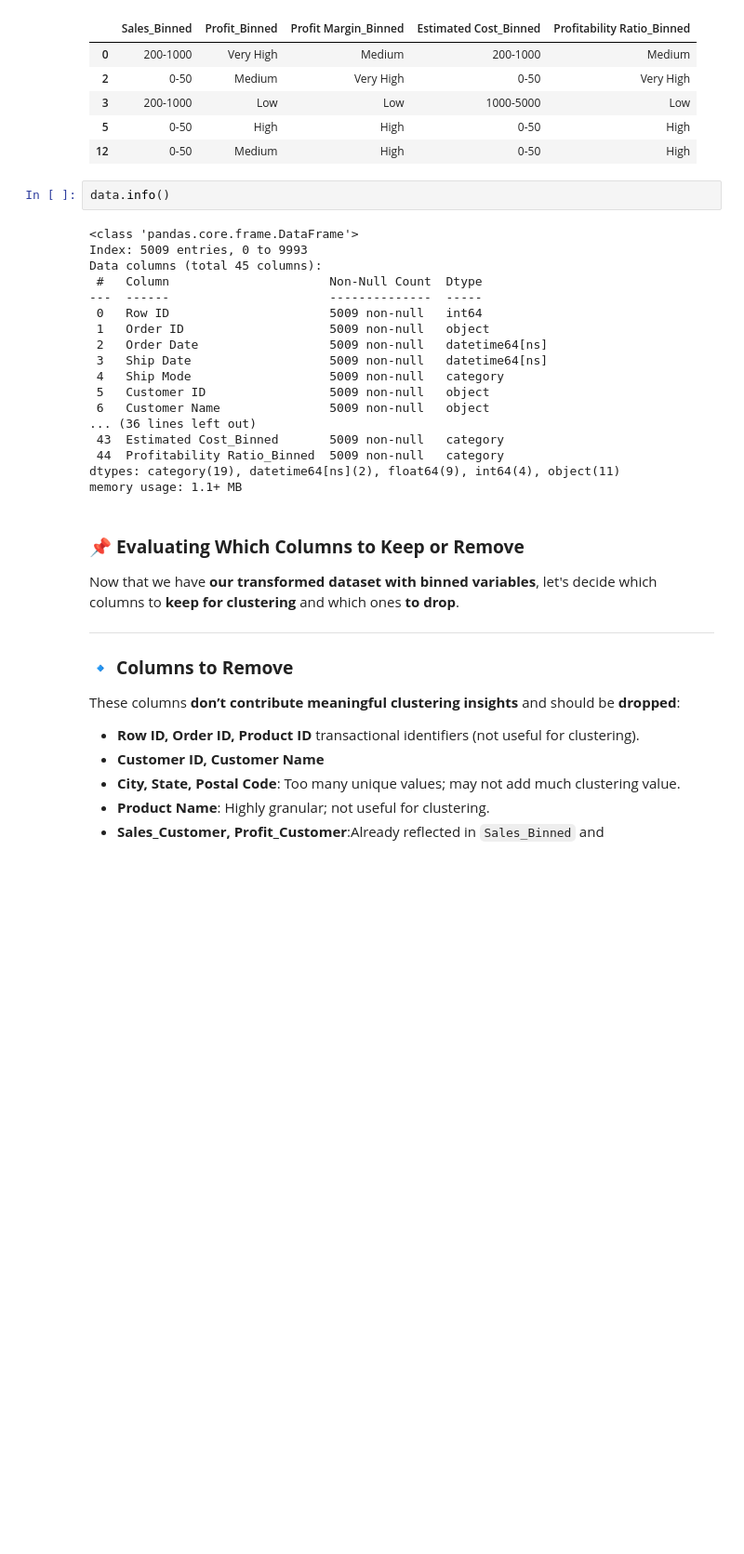
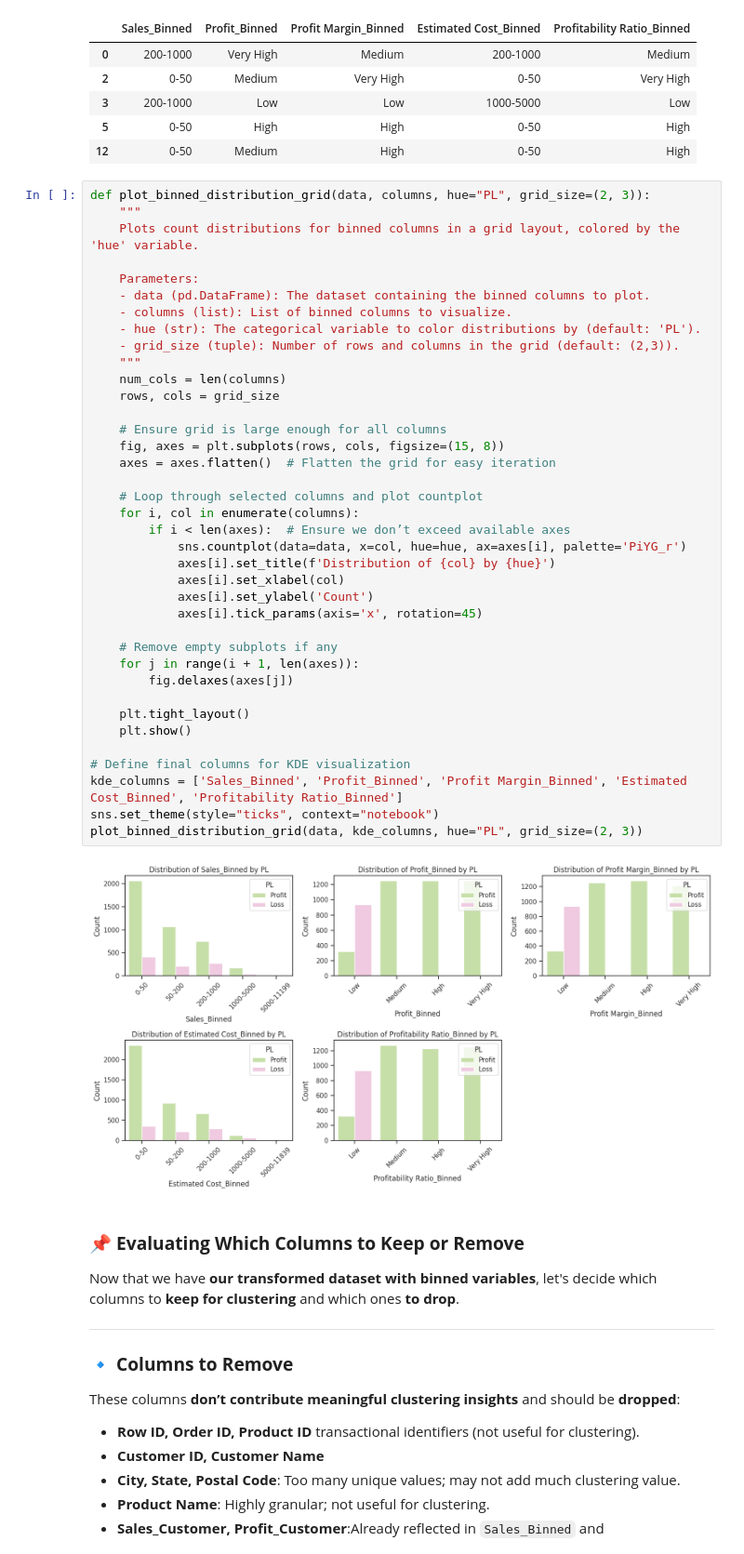
Before and after one commit to micah-shull/superstore, a Jupyter notebook: 010_superstore_clustering_prep_bin&drop_columns.ipynb, the cells around one changed output. Shown: that part at 93% size. Drawn from its saved outputs; the diff is of its cells as text; blank space fills up the shorter version.

Commit message:
Plot binned data columns

```diff
--- a/010_superstore_clustering_prep_bin&drop_columns.ipynb
+++ b/010_superstore_clustering_prep_bin&drop_columns.ipynb
@@ -260,26 +260,46 @@ data[[f'{col}_Binned' for col in binning_methods if col != 'Discount']].head()
 | 3 | 200-1000 | Low | Low | 1000-5000 | Low |
 | 5 | 0-50 | High | High | 0-50 | High |
 | 12 | 0-50 | Medium | High | 0-50 | High |
-# %%
-data.info()
-# %% [output]
-<class 'pandas.core.frame.DataFrame'>
-Index: 5009 entries, 0 to 9993
-Data columns (total 45 columns):
- #   Column                      Non-Null Count  Dtype
----  ------                      --------------  -----
- 0   Row ID                      5009 non-null   int64
- 1   Order ID                    5009 non-null   object
- 2   Order Date                  5009 non-null   datetime64[ns]
- 3   Ship Date                   5009 non-null   datetime64[ns]
- 4   Ship Mode                   5009 non-null   category
- 5   Customer ID                 5009 non-null   object
- 6   Customer Name               5009 non-null   object
-... (36 lines left out)
- 43  Estimated Cost_Binned       5009 non-null   category
- 44  Profitability Ratio_Binned  5009 non-null   category
-dtypes: category(19), datetime64[ns](2), float64(9), int64(4), object(11)
-memory usage: 1.1+ MB
+# %%
+def plot_binned_distribution_grid(data, columns, hue="PL", grid_size=(2, 3)):
+    """
+    Plots count distributions for binned columns in a grid layout, colored by the 'hue' variable.
+
+    Parameters:
+    - data (pd.DataFrame): The dataset containing the binned columns to plot.
+    - columns (list): List of binned columns to visualize.
+    - hue (str): The categorical variable to color distributions by (default: 'PL').
+    - grid_size (tuple): Number of rows and columns in the grid (default: (2,3)).
+    """
+    num_cols = len(columns)
+    rows, cols = grid_size
+
+    # Ensure grid is large enough for all columns
+    fig, axes = plt.subplots(rows, cols, figsize=(15, 8))
+    axes = axes.flatten()  # Flatten the grid for easy iteration
+
+    # Loop through selected columns and plot countplot
+    for i, col in enumerate(columns):
+        if i < len(axes):  # Ensure we don’t exceed available axes
+            sns.countplot(data=data, x=col, hue=hue, ax=axes[i], palette='PiYG_r')
+            axes[i].set_title(f'Distribution of {col} by {hue}')
+            axes[i].set_xlabel(col)
+            axes[i].set_ylabel('Count')
+            axes[i].tick_params(axis='x', rotation=45)
+
+    # Remove empty subplots if any
+    for j in range(i + 1, len(axes)):
+        fig.delaxes(axes[j])
+
+    plt.tight_layout()
+    plt.show()
+
+# Define final columns for KDE visualization
+kde_columns = ['Sales_Binned', 'Profit_Binned', 'Profit Margin_Binned', 'Estimated Cost_Binned', 'Profitability Ratio_Binned']
+sns.set_theme(style="ticks", context="notebook")
+plot_binned_distribution_grid(data, kde_columns, hue="PL", grid_size=(2, 3))
+# %% [output]
+[figure, added]
 # %% [markdown]
 ### **📌 Evaluating Which Columns to Keep or Remove**
 Now that we have **our transformed dataset with binned variables**, let's decide which columns to **keep for clustering** and which ones **to drop**.
```
Also changed, not shown: parts of 1 cell of this notebook.
